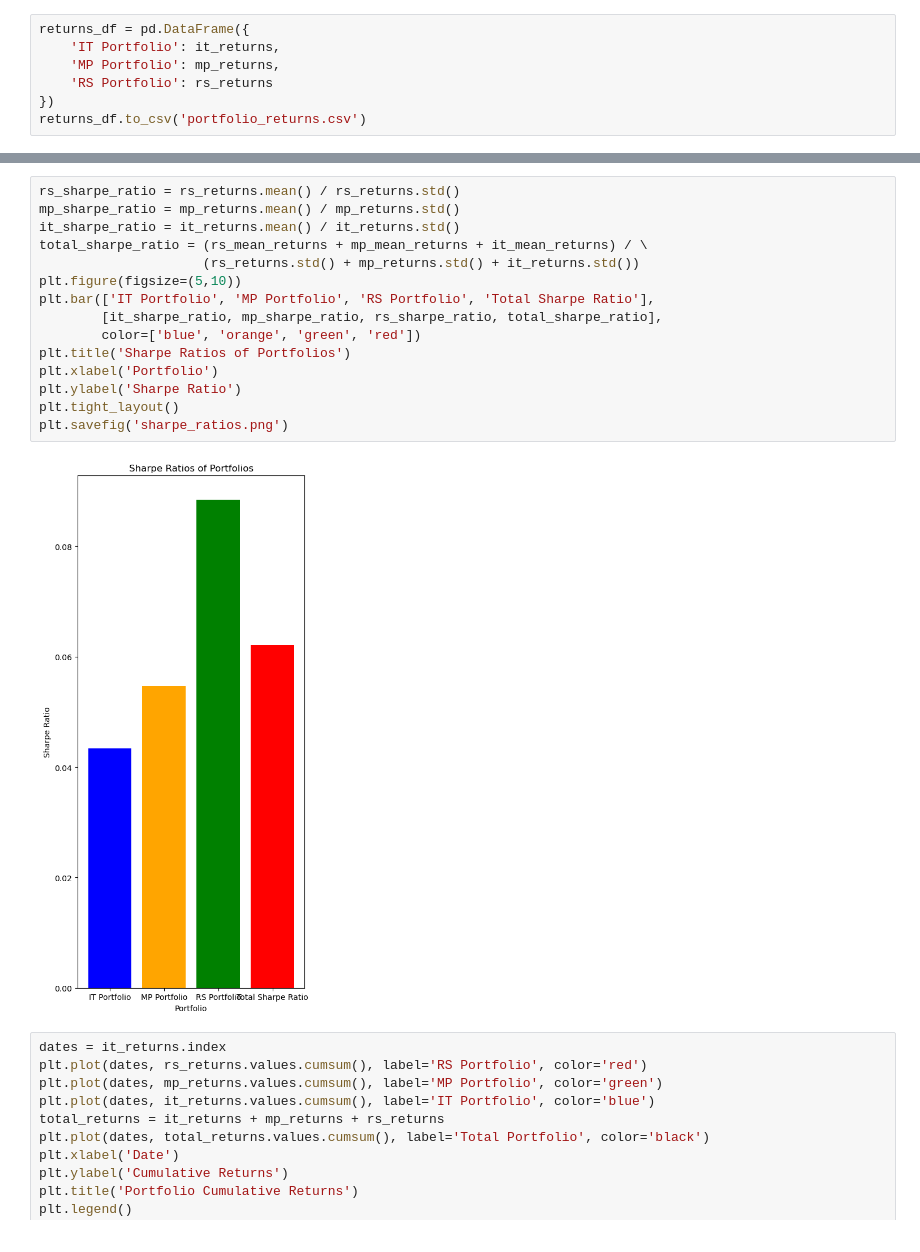
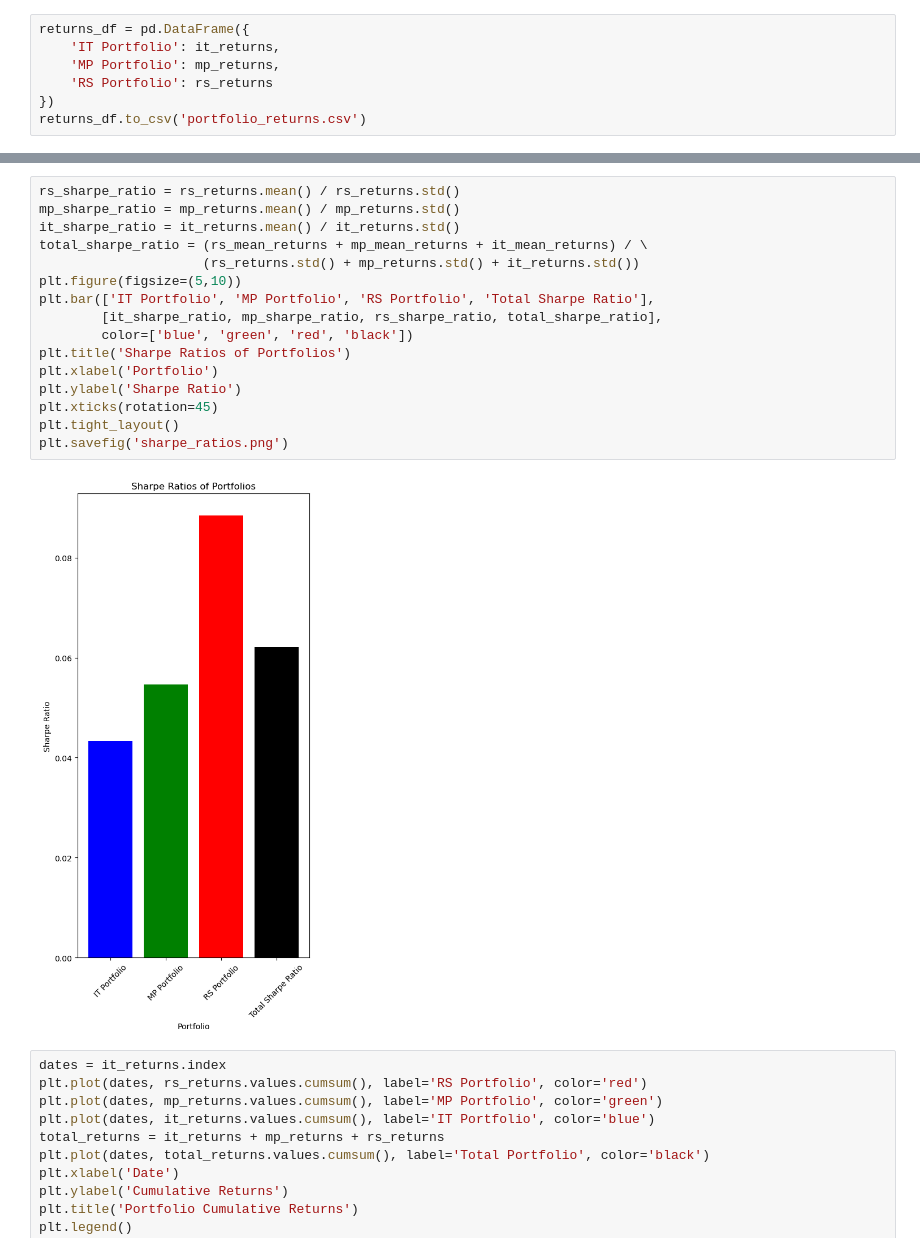
Before and after one commit to moyuanchen/AQMS_GP, a Jupyter notebook: wrapper.ipynb, the cells around one changed output, grey strips where cells are left out. Cells and saved outputs as stored; diff of their text form.

```diff
--- a/wrapper.ipynb
+++ b/wrapper.ipynb
@@ -87,20 +88,21 @@ plt.savefig('mean_returns.png')
 # %%
 rs_sharpe_ratio = rs_returns.mean() / rs_returns.std()
 mp_sharpe_ratio = mp_returns.mean() / mp_returns.std()
 it_sharpe_ratio = it_returns.mean() / it_returns.std()
 total_sharpe_ratio = (rs_mean_returns + mp_mean_returns + it_mean_returns) / \
                      (rs_returns.std() + mp_returns.std() + it_returns.std())
 plt.figure(figsize=(5,10))
 plt.bar(['IT Portfolio', 'MP Portfolio', 'RS Portfolio', 'Total Sharpe Ratio'],
         [it_sharpe_ratio, mp_sharpe_ratio, rs_sharpe_ratio, total_sharpe_ratio],
-        color=['blue', 'orange', 'green', 'red'])
+        color=['blue', 'green', 'red', 'black'])
 plt.title('Sharpe Ratios of Portfolios')
 plt.xlabel('Portfolio')
 plt.ylabel('Sharpe Ratio')
+plt.xticks(rotation=45)
 plt.tight_layout()
 plt.savefig('sharpe_ratios.png')
 # %% [output]
-[figure, old version]
+[figure, new version]
 # %%
 dates = it_returns.index
 plt.plot(dates, rs_returns.values.cumsum(), label='RS Portfolio', color='red')
```
Also changed, not shown: parts of 1 cell of this notebook, 2 other files.
